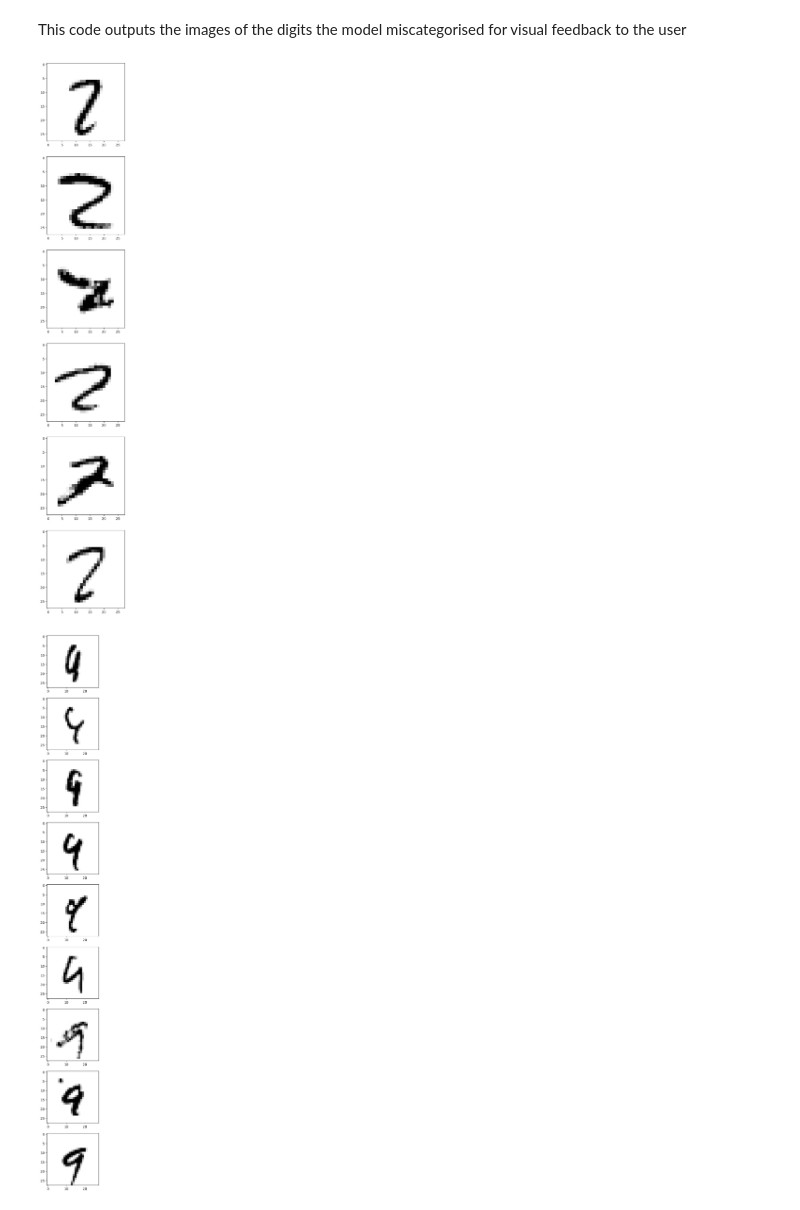
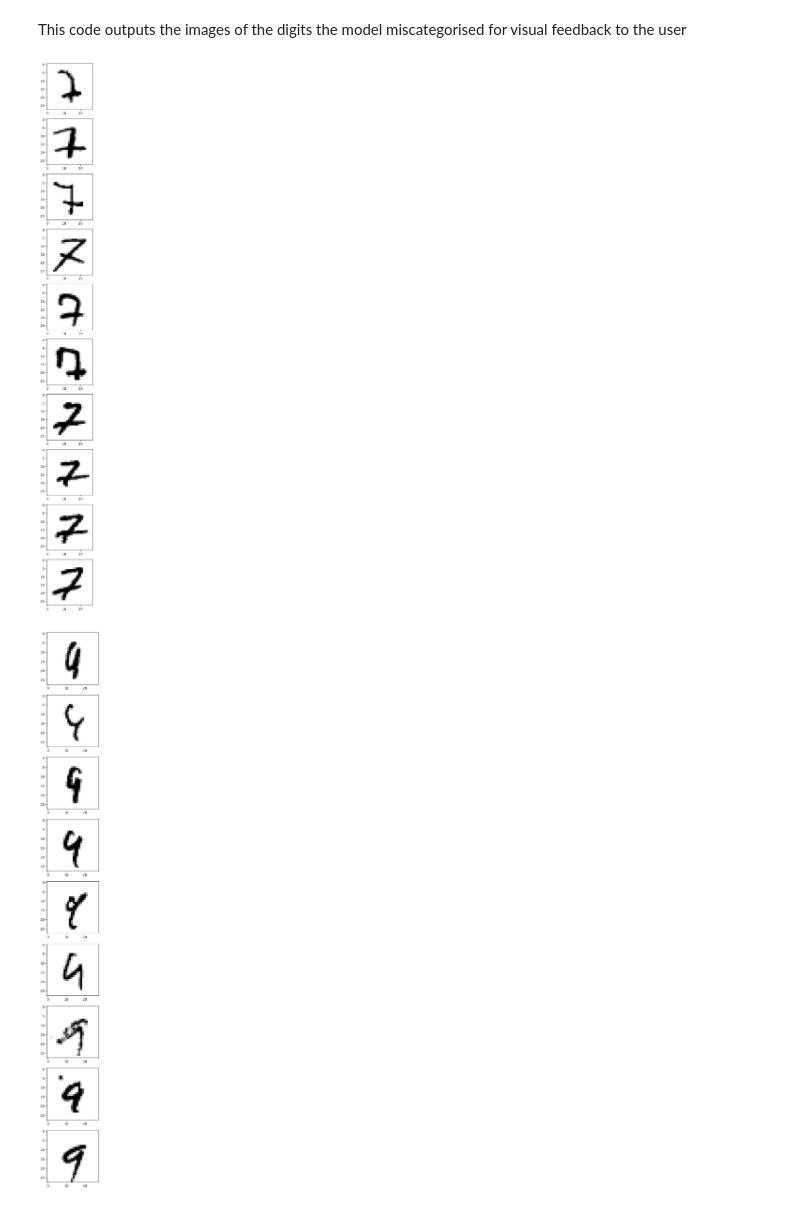
Before and after one commit to S1L3NTANG3L/MNIST-SVM-AND-KNN, a Jupyter notebook: SVC_Model.ipynb, the cells around one changed output. Drawn from its saved outputs; the diff is of its cells as text; code cells hidden in the pictures.

```diff
--- a/SVC_Model.ipynb
+++ b/SVC_Model.ipynb
@@ -126,15 +126,15 @@ SVC Score Time:  222.8095667362213 s
 # %% [markdown]
 This code outputs the images of the digits the model miscategorised for visual feedback to the user
 # %%
-idx = np.where((y_pred == 7) & (y_true == 2))[0]
+idx = np.where((y_pred == 2) & (y_true == 7))[0]
 fig = plt.figure(figsize=(5,30))
 for i in range(len(idx)):
     ax = fig.add_subplot(len(idx),1 , i + 1)
     imgplot = ax.imshow(np.reshape(x_test[idx[i],:], (28,28)), cmap=mpl.colormaps['Greys'])
     imgplot.set_interpolation("nearest")
 plt.show()
 # %% [output]
-[figure, old version]
+[figure, new version]
 # %%
 idx = np.where((y_pred == 4) & (y_true == 9))[0]
 fig = plt.figure(figsize=(5,30))
```
Also changed, not shown: parts of 1 cell of this notebook, 1 other file.
